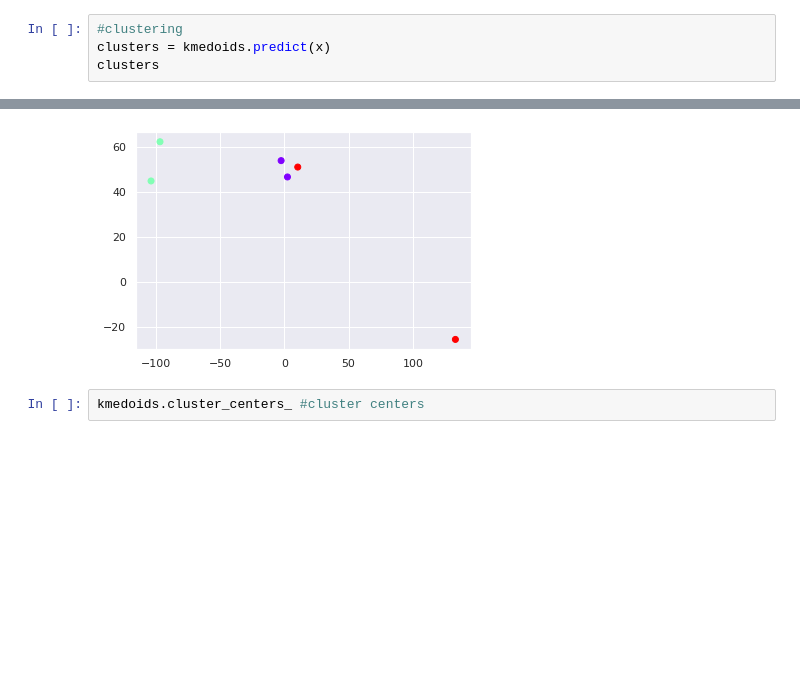
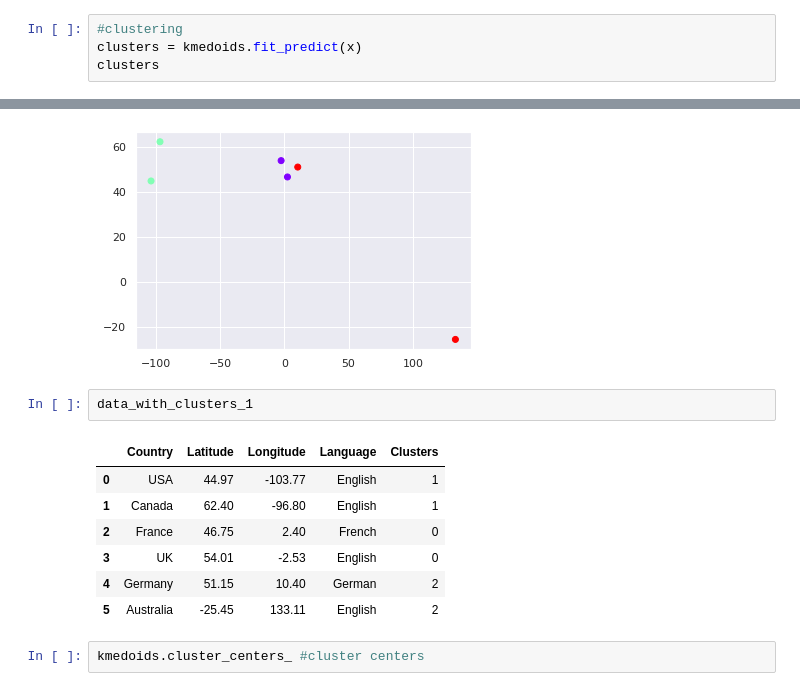
Before and after one commit to hemrajojha/CSC410, a Jupyter notebook: k_means.ipynb, the cells around one changed output, grey strips where cells are left out. Drawn from its saved outputs; the diff is of its cells as text; blank space fills up the shorter version.

```diff
--- a/k_means.ipynb
+++ b/k_means.ipynb
@@ -155,6 +169,6 @@ kmedoids = KMedoids(n_clusters=3, random_state=0).fit(x)
 # %%
 #clustering
-clusters = kmedoids.predict(x)
+clusters = kmedoids.fit_predict(x)
 clusters
 # %% [output]
 array([1, 1, 0, 0, 2, 2])
@@ -165,6 +179,16 @@ plt.scatter(data_with_clusters_1['Longitude'],data_with_clusters_1['Latitude'],c
 # %% [output]
 <matplotlib.collections.PathCollection at 0x...>
 [figure]
+# %%
+data_with_clusters_1
+# %% [output]
+|  | Country | Latitude | Longitude | Language | Clusters |
+| 0 | USA | 44.97 | -103.77 | English | 1 |
+| 1 | Canada | 62.40 | -96.80 | English | 1 |
+| 2 | France | 46.75 | 2.40 | French | 0 |
+| 3 | UK | 54.01 | -2.53 | English | 0 |
+| 4 | Germany | 51.15 | 10.40 | German | 2 |
+| 5 | Australia | -25.45 | 133.11 | English | 2 |
 # %%
 kmedoids.cluster_centers_ #cluster centers
 # %% [output]
```
Also changed, not shown: parts of 10 cells of this notebook.
